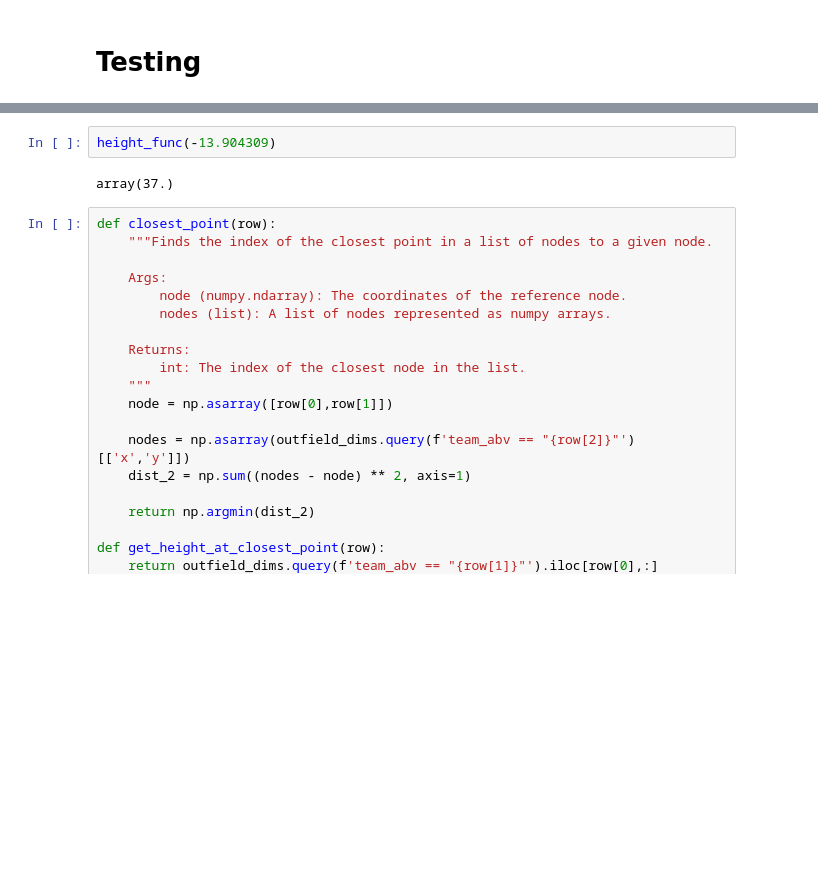
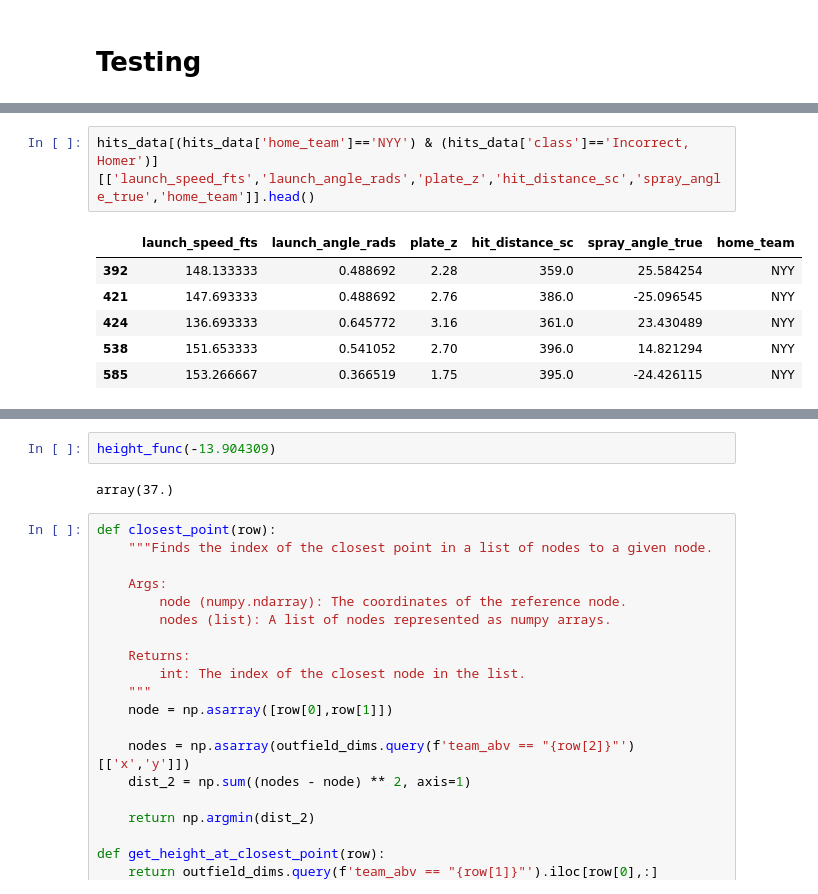
Before and after one commit to vtrudy01/YouTube-Code, a Jupyter notebook: main.ipynb, the cells around one changed output, grey strips where cells are left out. Saved outputs shown, nothing was run; the diff lists cells and outputs as text; blank space fills up the shorter version.

```diff
--- a/main.ipynb
+++ b/main.ipynb
@@ -197,0 +210,9 @@ is_home_run(159.72, .401426, 2.13, 412, -13.904309, 'BOS')
+# %%
+hits_data[(hits_data['home_team']=='NYY') & (hits_data['class']=='Incorrect, Homer')][['launch_speed_fts','launch_angle_rads','plate_z','hit_distance_sc','spray_angle_true','home_team']].head()
+# %% [output]
+|  | launch_speed_fts | launch_angle_rads | plate_z | hit_distance_sc | spray_angle_true | home_team |
+| 392 | 148.133333 | 0.488692 | 2.28 | 359.0 | 25.584254 | NYY |
+| 421 | 147.693333 | 0.488692 | 2.76 | 386.0 | -25.096545 | NYY |
+| 424 | 136.693333 | 0.645772 | 3.16 | 361.0 | 23.430489 | NYY |
+| 538 | 151.653333 | 0.541052 | 2.70 | 396.0 | 14.821294 | NYY |
+| 585 | 153.266667 | 0.366519 | 1.75 | 395.0 | -24.426115 | NYY |
```
Also changed, not shown: parts of 15 cells of this notebook.
